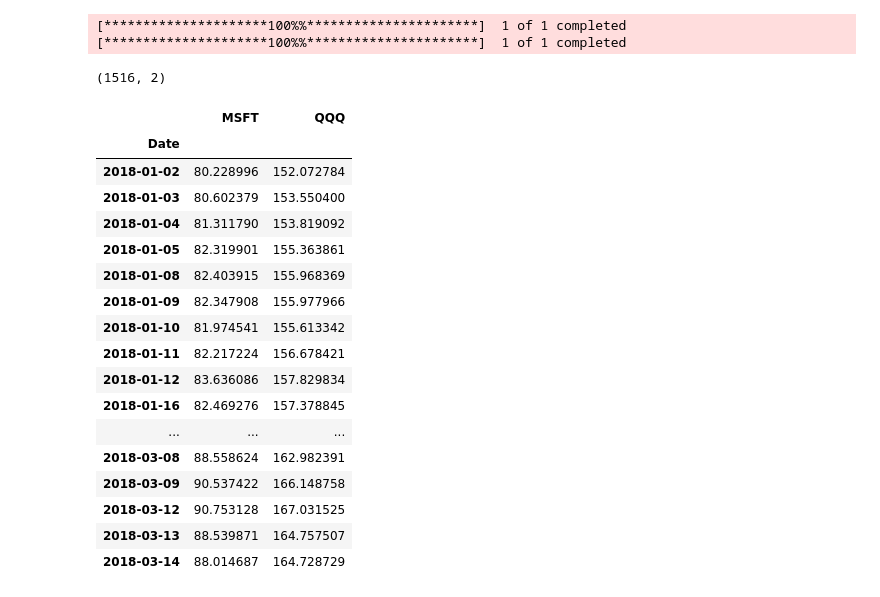
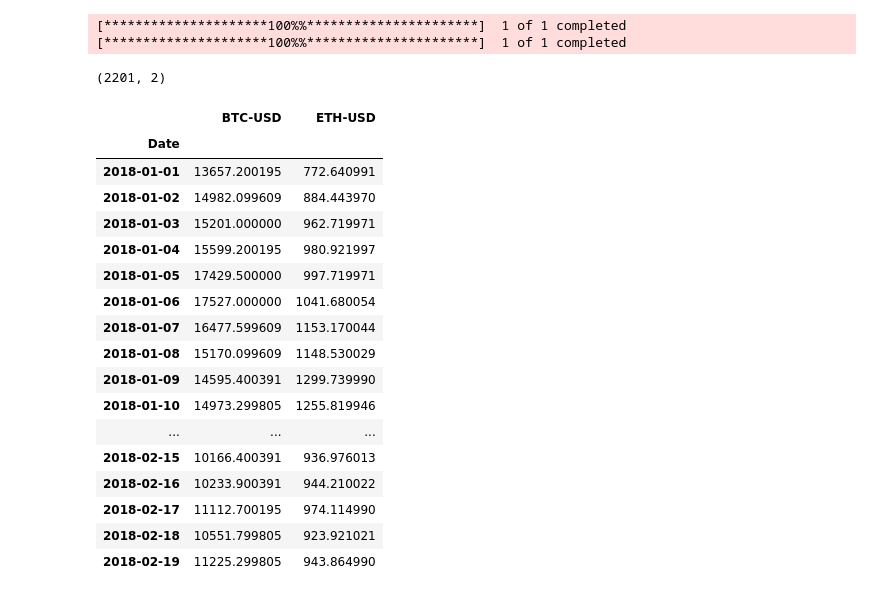
Before and after one commit to george-lyons/PairsTrading, a Jupyter notebook: test_report_set.ipynb, the cells around one changed output. Cells and saved outputs as stored; diff of their text form; code cells hidden in the pictures.

```diff
--- a/test_report_set.ipynb
+++ b/test_report_set.ipynb
@@ -18,35 +22,35 @@ import statsmodels.api as sm
 # %%
 # tickers = ["DPZ", "AAPL", "GOOG", "AMD", "GME", "SPY", "NFLX", "BA", "WMT", "GS", "XOM", "META", "BRK-B", "MSFT", "QQQ"]
-# tickers = ["BTC-USD", "ETH-USD"]
-tickers = ["MSFT", "QQQ"]
+tickers = ["BTC-USD", "ETH-USD"]
+# tickers = ["MSFT", "QQQ"]
 
 start_date = datetime(2018, 1, 1)
 end_date = datetime(2024, 1, 27)
 tickData = get_all_adjusted_close_data(start_date, end_date, tickers)
 # tickData = tickData.dropna()
 
 print(tickData.shape)
 # Most Recent Data
 tickData.head(50)
 # %% [output]
 [*********************100%%**********************]  1 of 1 completed
 [*********************100%%**********************]  1 of 1 completed
-(1516, 2)
+(2201, 2)
-|  | MSFT | QQQ |
+|  | BTC-USD | ETH-USD |
 | Date |  |  |
-| 2018-01-02 | 80.228996 | 152.072784 |
-| 2018-01-03 | 80.602379 | 153.550400 |
-| 2018-01-04 | 81.311790 | 153.819092 |
-| 2018-01-05 | 82.319901 | 155.363861 |
-| 2018-01-08 | 82.403915 | 155.968369 |
-| 2018-01-09 | 82.347908 | 155.977966 |
-| 2018-01-10 | 81.974541 | 155.613342 |
-| 2018-01-11 | 82.217224 | 156.678421 |
-| 2018-01-12 | 83.636086 | 157.829834 |
-| 2018-01-16 | 82.469276 | 157.378845 |
+| 2018-01-01 | 13657.200195 | 772.640991 |
+| 2018-01-02 | 14982.099609 | 884.443970 |
+| 2018-01-03 | 15201.000000 | 962.719971 |
+| 2018-01-04 | 15599.200195 | 980.921997 |
+| 2018-01-05 | 17429.500000 | 997.719971 |
+| 2018-01-06 | 17527.000000 | 1041.680054 |
+| 2018-01-07 | 16477.599609 | 1153.170044 |
+| 2018-01-08 | 15170.099609 | 1148.530029 |
+| 2018-01-09 | 14595.400391 | 1299.739990 |
+| 2018-01-10 | 14973.299805 | 1255.819946 |
 | ... | ... | ... |
-| 2018-03-08 | 88.558624 | 162.982391 |
-| 2018-03-09 | 90.537422 | 166.148758 |
-| 2018-03-12 | 90.753128 | 167.031525 |
-| 2018-03-13 | 88.539871 | 164.757507 |
-| 2018-03-14 | 88.014687 | 164.728729 |
+| 2018-02-15 | 10166.400391 | 936.976013 |
+| 2018-02-16 | 10233.900391 | 944.210022 |
+| 2018-02-17 | 11112.700195 | 974.114990 |
+| 2018-02-18 | 10551.799805 | 923.921021 |
+| 2018-02-19 | 11225.299805 | 943.864990 |
```
Also changed, not shown: parts of 8 cells of this notebook, 2 other files.
